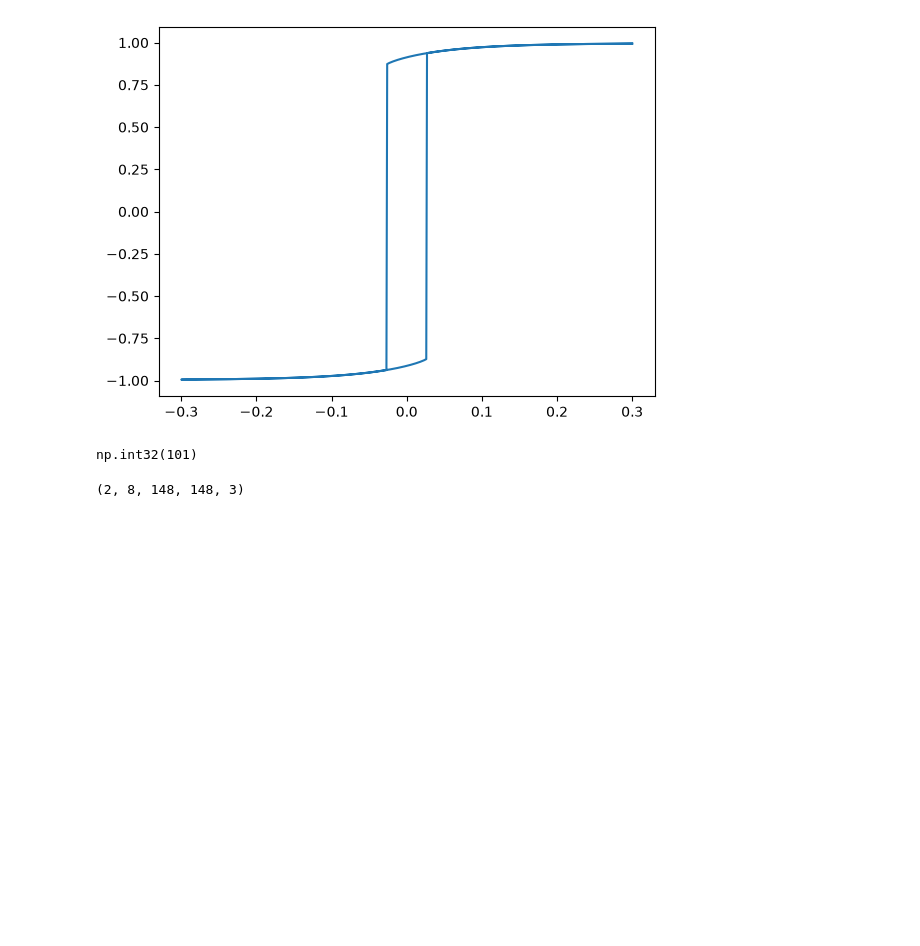
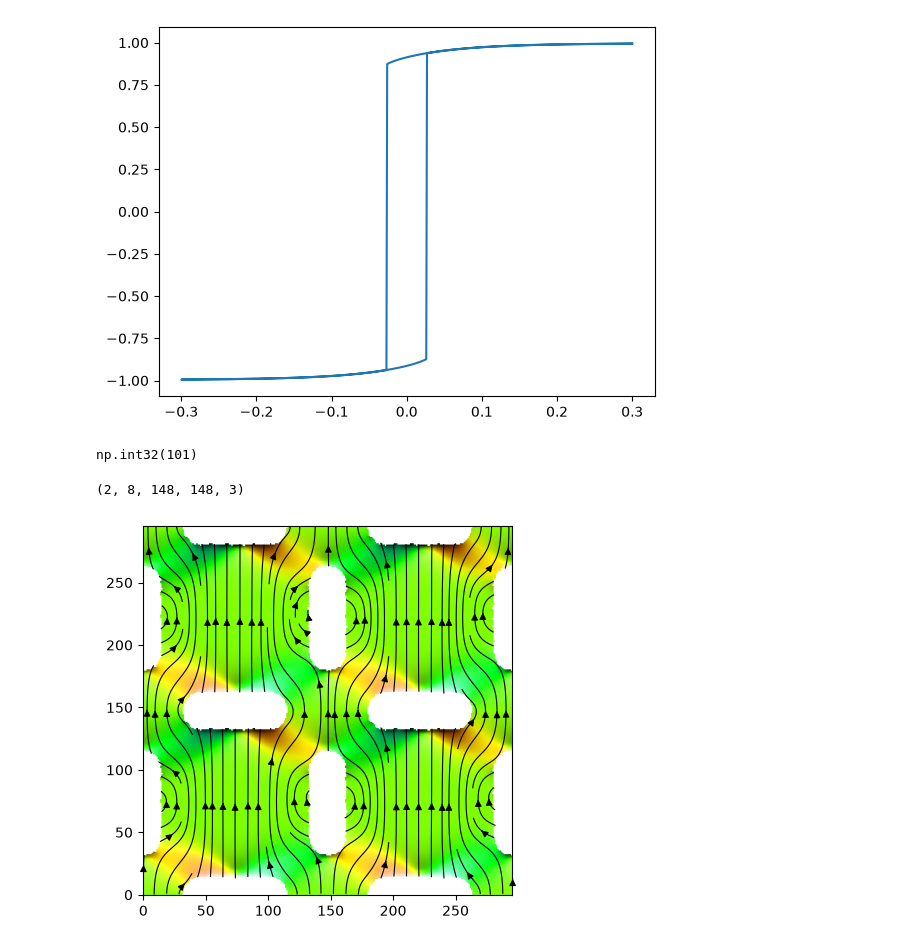
Before and after one commit to Weaser15/maglab, a Jupyter notebook: notebooks/hysteresis.ipynb, the cells around one changed output. Saved outputs shown, nothing was run; the diff lists cells and outputs as text; code cells hidden in the pictures; blank space fills up the shorter version.

Commit message:
Fix state visualisation

```diff
--- a/notebooks/hysteresis.ipynb
+++ b/notebooks/hysteresis.ipynb
@@ -32,3 +37,16 @@ indexes, fields = l_mx3.get_indexes_by_param(DIRPATH / "table.txt", values=[0.0,
 arr = l_mx3.load_multiple_ovf_array(DIRPATH, indexes=[int(i) for i in indexes])
 # %% [output]
 (2, 8, 148, 148, 3)
+# %%
+DIRPATH = Path(r"C:\Users\qqhx82\OneDrive - Durham University\PhD Files\Simulations\2026-05-21 AASI Hysteresis 2x2\1-1_phi0_3.out")
+indexes, fields = l_mx3.get_indexes_by_param(DIRPATH / "table.txt", values=[0.0, 0.01], vectorparam="B_ext")
+arr = l_mx3.load_multiple_ovf_array(DIRPATH, indexes=[int(i) for i in indexes])
+
+num = 0
+zslice = 0
+
+state_arr = arr[num, zslice]
+ax = v_state.plot_lightness(state_arr)
+v_state.plot_streamlines(state_arr, ax=ax)
+# %% [output]
+[figure, added]
```
Also changed, not shown: parts of 1 cell of this notebook, 1 other file.
